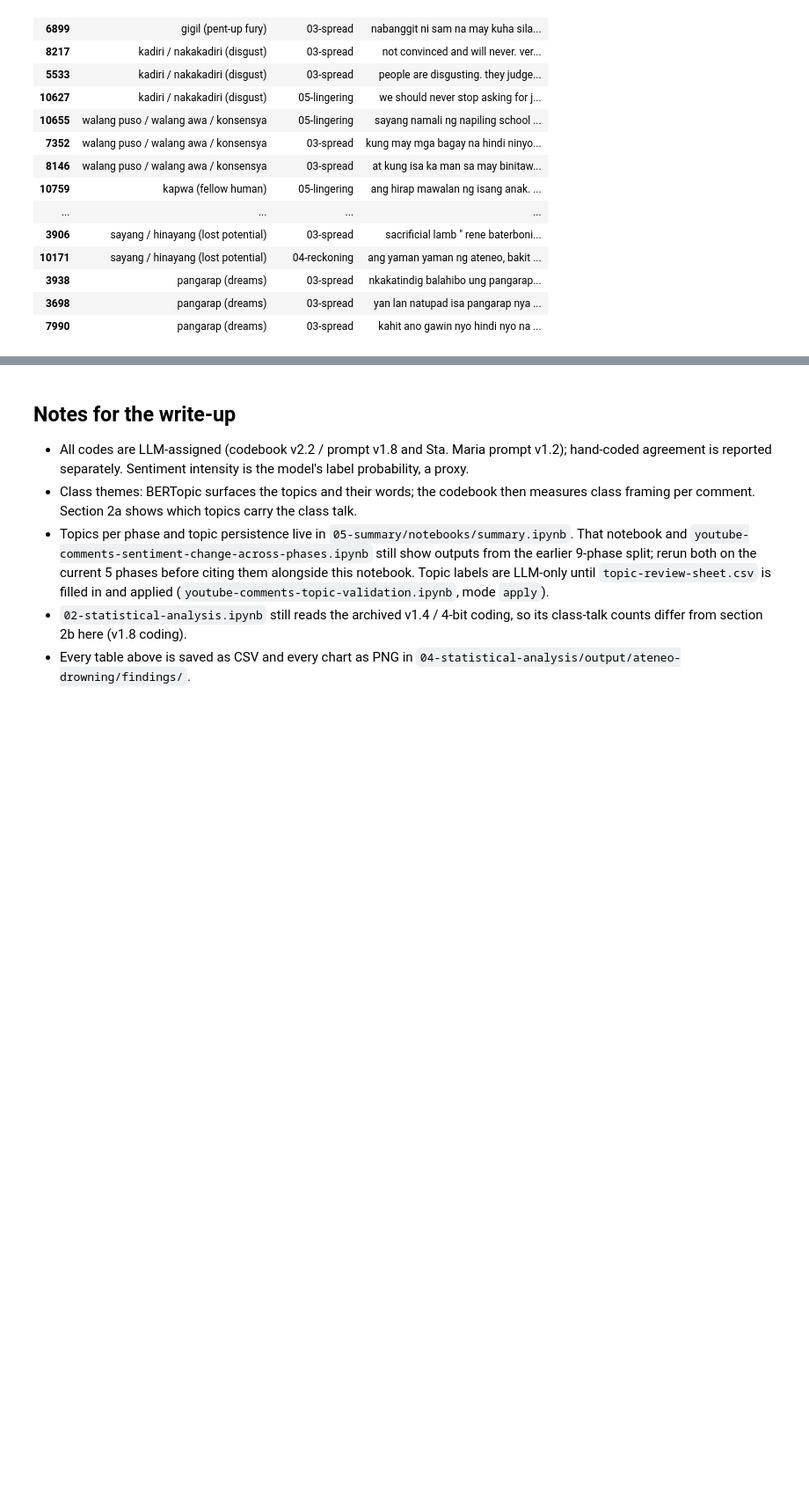
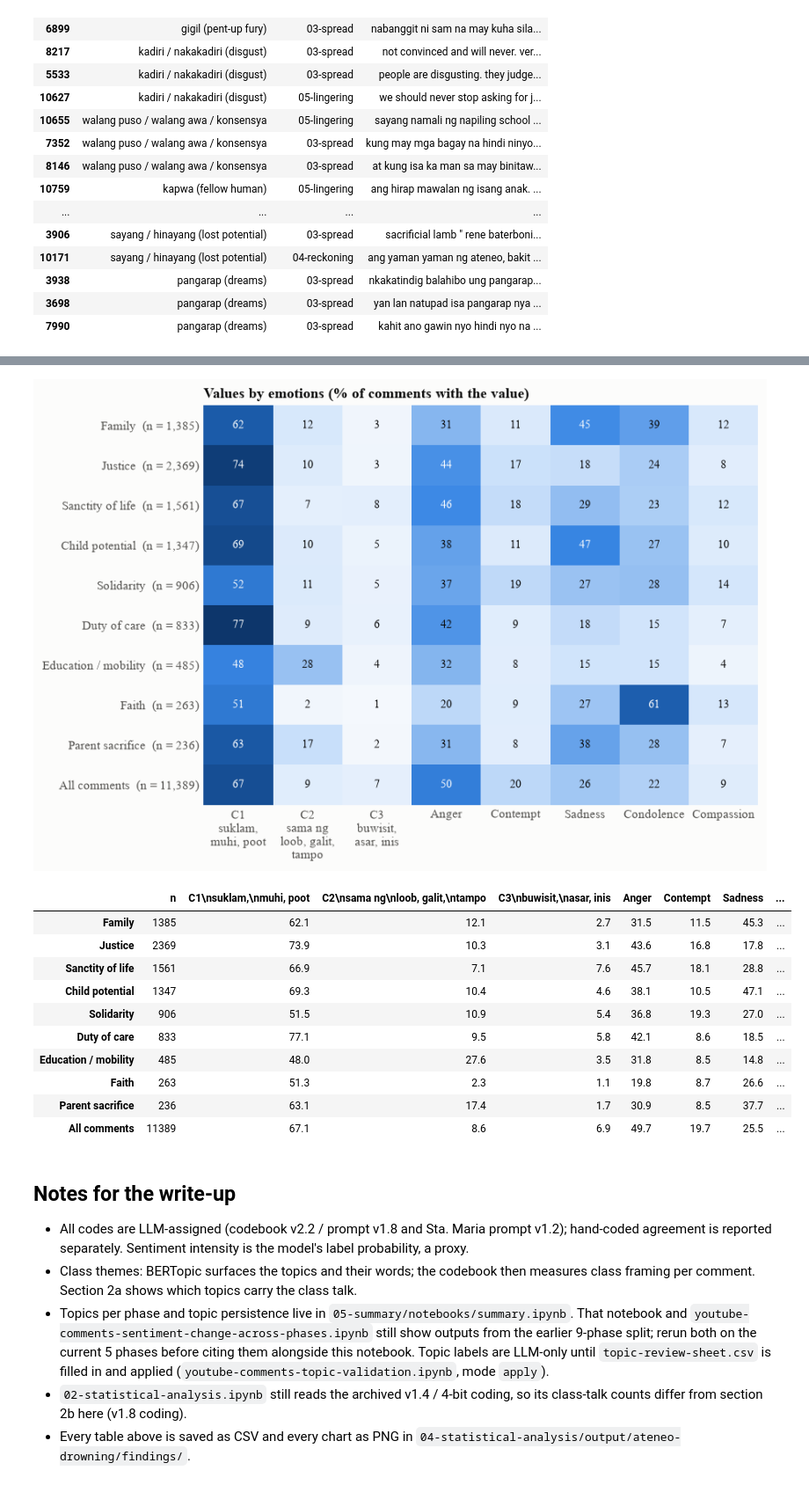
Before and after one commit to mbchavez27/crisis-management-analysis, a Jupyter notebook: 04-statistical-analysis/notebooks/03-findings.ipynb, the cells around one changed output, grey strips where cells are left out. Shown at 88% size. Drawn from its saved outputs; the diff is of its cells as text; code cells hidden in the pictures; blank space fills up the shorter version.

```diff
--- a/04-statistical-analysis/notebooks/03-findings.ipynb
+++ b/04-statistical-analysis/notebooks/03-findings.ipynb
@@ -1115,3 +1164,32 @@ Example comments, Filipino expressions of anger, disgust, kapwa and hinayang:
+# %%
+ct_df = df[df.fe_ok]
+EMO_COLS = {"CLUSTER_C1": "C1\nsuklam,\nmuhi, poot", "CLUSTER_C2": "C2\nsama ng\nloob, galit,\ntampo",
+            "CLUSTER_C3": "C3\nbuwisit,\nasar, inis", "ANGER": "Anger", "CONTEMPT": "Contempt",
+            "SADNESS": "Sadness", "CONDOLENCE": "Condolence", "COMPASSION_VICTIMS": "Compassion"}
+val_order = ["V_FAMILY"] + [v for v in val_end.index.map({n: c for c, n in VAL_NAMES.items()})
+                            if v not in ("V_FAMILY", "V_OTHER")]
+cross = pd.DataFrame({VAL_NAMES[v]: ct_df.loc[ct_df[v] == 1, list(EMO_COLS)].mean() * 100 for v in val_order}).T
+cross.loc["All comments"] = ct_df[list(EMO_COLS)].mean() * 100
+cross = cross.rename(columns=EMO_COLS)
+cross.insert(0, "n", [int(ct_df[v].sum()) for v in val_order] + [len(ct_df)])
+cross.to_csv(OUT / "filipino_values_by_emotions.csv")
+heatmap(cross.drop(columns="n").set_axis([f"{i}  (n = {n:,})" for i, n in zip(cross.index, cross.n)]),
+        "Values by emotions (% of comments with the value)", "filipino_values_by_emotions", fmt="{:.0f}",
+        figsize=(8, 0.42 * len(cross) + 1.6))
+cross.round(1)
+# %% [output]
+[figure, added]
+|  | n | C1\nsuklam,\nmuhi, poot | C2\nsama ng\nloob, galit,\ntampo | C3\nbuwisit,\nasar, inis | Anger | Contempt | Sadness | ... |
+| Family | 1385 | 62.1 | 12.1 | 2.7 | 31.5 | 11.5 | 45.3 | ... |
+| Justice | 2369 | 73.9 | 10.3 | 3.1 | 43.6 | 16.8 | 17.8 | ... |
+| Sanctity of life | 1561 | 66.9 | 7.1 | 7.6 | 45.7 | 18.1 | 28.8 | ... |
+| Child potential | 1347 | 69.3 | 10.4 | 4.6 | 38.1 | 10.5 | 47.1 | ... |
+| Solidarity | 906 | 51.5 | 10.9 | 5.4 | 36.8 | 19.3 | 27.0 | ... |
+| Duty of care | 833 | 77.1 | 9.5 | 5.8 | 42.1 | 8.6 | 18.5 | ... |
+| Education / mobility | 485 | 48.0 | 27.6 | 3.5 | 31.8 | 8.5 | 14.8 | ... |
+| Faith | 263 | 51.3 | 2.3 | 1.1 | 19.8 | 8.7 | 26.6 | ... |
+| Parent sacrifice | 236 | 63.1 | 17.4 | 1.7 | 30.9 | 8.5 | 37.7 | ... |
+| All comments | 11389 | 67.1 | 8.6 | 6.9 | 49.7 | 19.7 | 25.5 | ... |
 # %% [markdown]
 ## Notes for the write-up
 * All codes are LLM-assigned (codebook v2.2 / prompt v1.8 and Sta. Maria prompt v1.2); hand-coded agreement is
```
Also changed, not shown: parts of 4 cells of this notebook, 8 other files.
